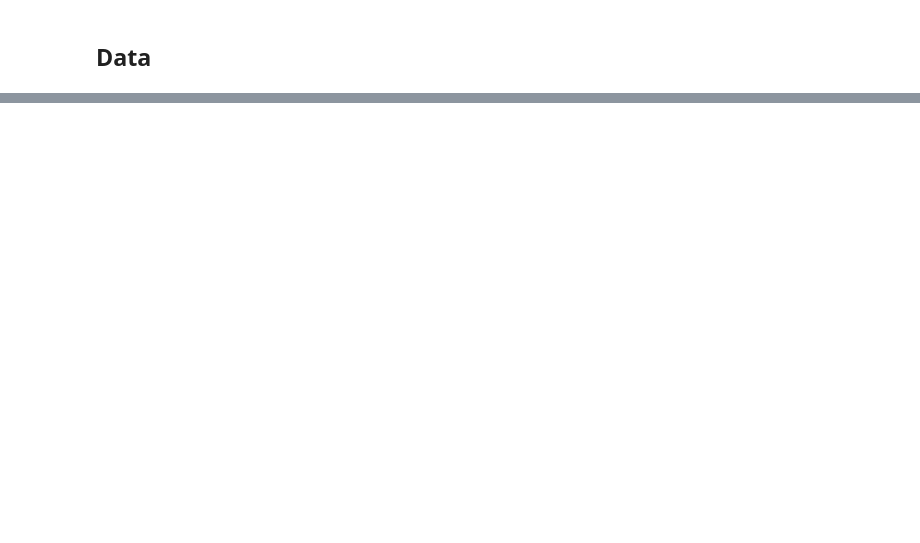
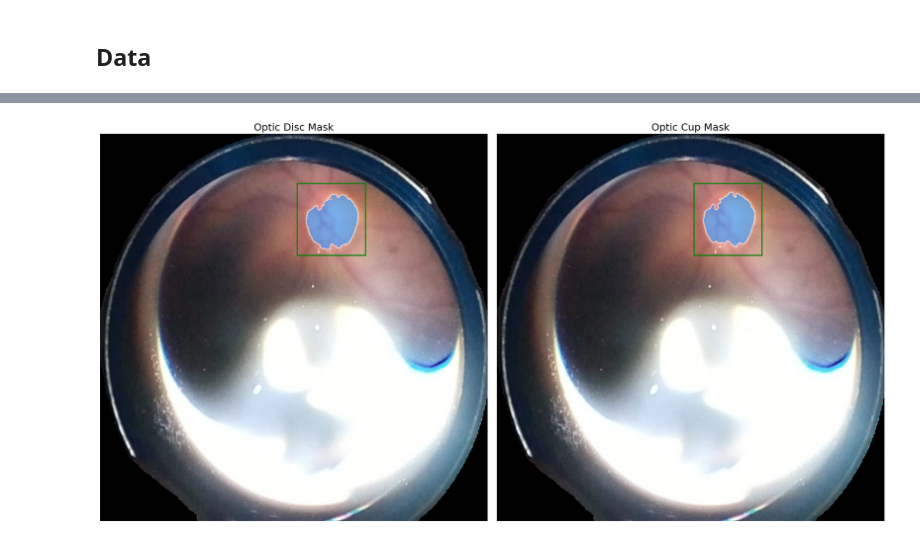
Before and after one commit to djl1626/Medical-SAM2, a Jupyter notebook: medsam2-fine-tune.ipynb, the cells around one changed output, grey strips where cells are left out. Cells and saved outputs as stored; diff of their text form; code cells hidden in the pictures; blank space fills up the shorter version.

```diff
--- a/medsam2-fine-tune.ipynb
+++ b/medsam2-fine-tune.ipynb
@@ -763,10 +743,6 @@ med_sam_2.load_state_dict(torch.load("medsam2-two-mask-512x512-50-epochs-weighte
 # Create the predictor object from the trained Medical-SAM2 model
 predictor = SAM2ImagePredictor(med_sam_2)
 # %%
-# Load in a single image
-img_path = "../../data/ORIGA/Images_Square/465.jpg"
-img = Image.open(img_path).resize((512, 512))
+img_path = '../../data/Clinic/Images/Subject (14).png'
+img = Image.open(img_path).resize((1024, 1024))
 img = np.array(img.convert('RGB'))
-# %%
-# Set the image for prediction. This must be done when using the predictor object to perform inference
-predictor.set_image(img)
@@ -779,9 +749,7 @@ show_masks(img, masks, scores, box_coords=pack['bbox'][1])
-# %%
-img_path = './data/Clinic/Images/Subject (14).png'
-img = Image.open(img_path).resize((512, 512))
-img = np.array(img.convert('RGB'))
 # %%
 predictor.set_image(img)
-masks, scores, logits = predictor.predict(box=np.array([260, 65, 350, 160]), multimask_output=True)
+masks, scores, logits = predictor.predict(box=np.array([520, 130, 700, 320]), multimask_output=True)
 # %%
-show_masks(img, masks, scores, box_coords=np.array([260, 65, 350, 160]))
+show_masks(img, masks, scores, box_coords=np.array([520, 130, 700, 320]))
+# %% [output]
+[figure, added]
```
Also changed, not shown: parts of 13 cells of this notebook, 4 other files.
